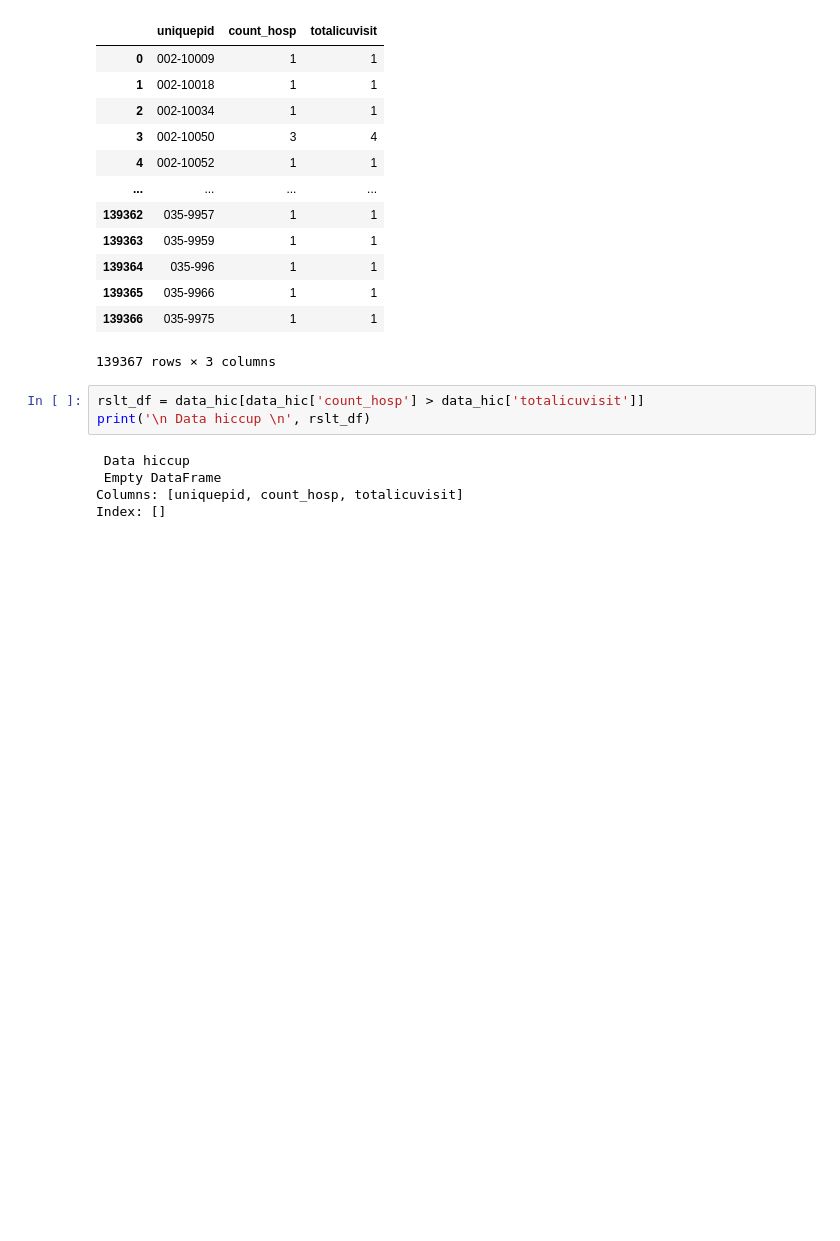
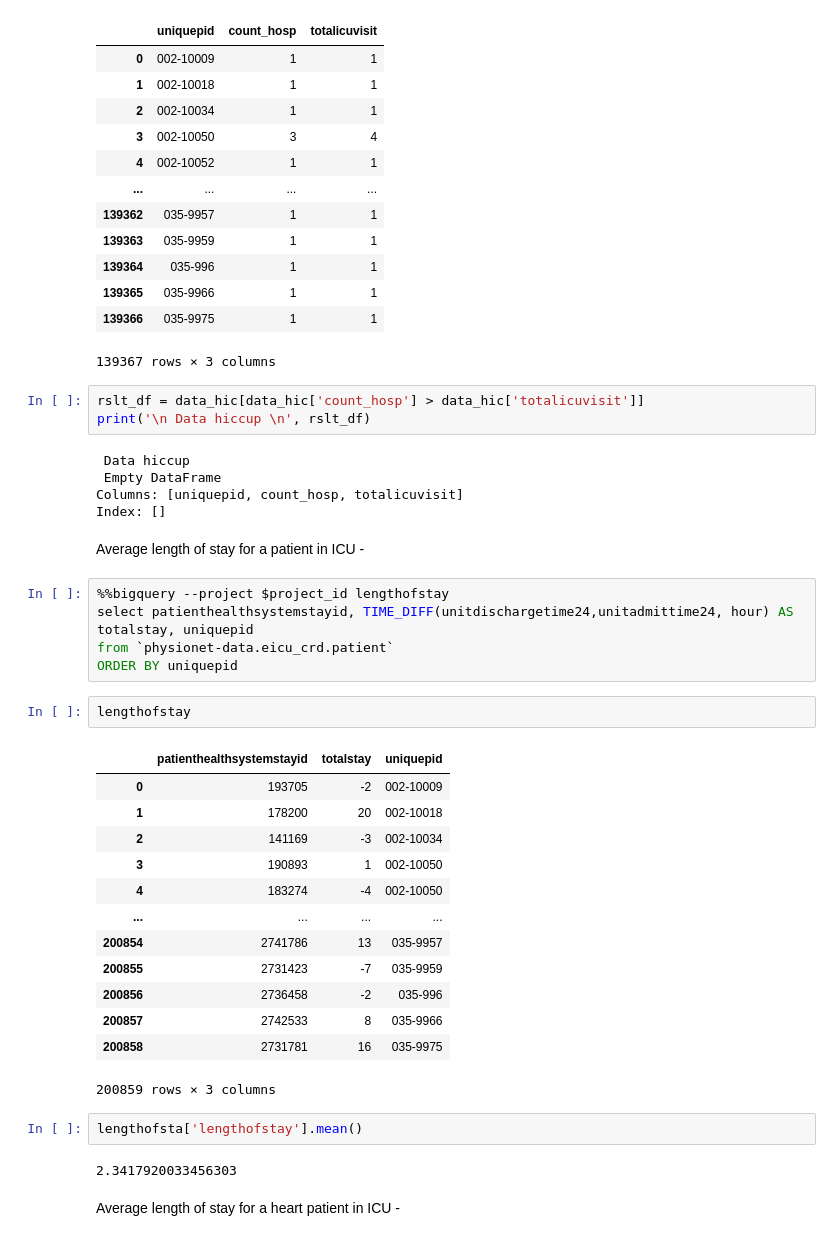
Before and after one commit to sumaiya08/clinical-decision-support, a Jupyter notebook: EDA.ipynb, the cells around one changed output. Cells and saved outputs as stored; diff of their text form; blank space fills up the shorter version.

Commit message:
updated length of stay

```diff
--- a/EDA.ipynb
+++ b/EDA.ipynb
@@ -271,3 +271,32 @@ print('\n Data hiccup \n', rslt_df)
  Empty DataFrame
 Columns: [uniquepid, count_hosp, totalicuvisit]
 Index: []
+# %% [markdown]
+Average length of stay for a patient in ICU -
+# %%
+%%bigquery --project $project_id lengthofstay
+select patienthealthsystemstayid, TIME_DIFF(unitdischargetime24,unitadmittime24, hour) AS totalstay, uniquepid
+from `physionet-data.eicu_crd.patient`
+ORDER BY uniquepid
+# %%
+lengthofstay
+# %% [output]
+|  | patienthealthsystemstayid | totalstay | uniquepid |
+| 0 | 193705 | -2 | 002-10009 |
+| 1 | 178200 | 20 | 002-10018 |
+| 2 | 141169 | -3 | 002-10034 |
+| 3 | 190893 | 1 | 002-10050 |
+| 4 | 183274 | -4 | 002-10050 |
+| ... | ... | ... | ... |
+| 200854 | 2741786 | 13 | 035-9957 |
+| 200855 | 2731423 | -7 | 035-9959 |
+| 200856 | 2736458 | -2 | 035-996 |
+| 200857 | 2742533 | 8 | 035-9966 |
+| 200858 | 2731781 | 16 | 035-9975 |
+200859 rows × 3 columns
+# %%
+lengthofsta['lengthofstay'].mean()
+# %% [output]
+2.3417920033456303
+# %% [markdown]
+Average length of stay for a heart patient in ICU -
```
Also changed, not shown: parts of 7 cells of this notebook.
